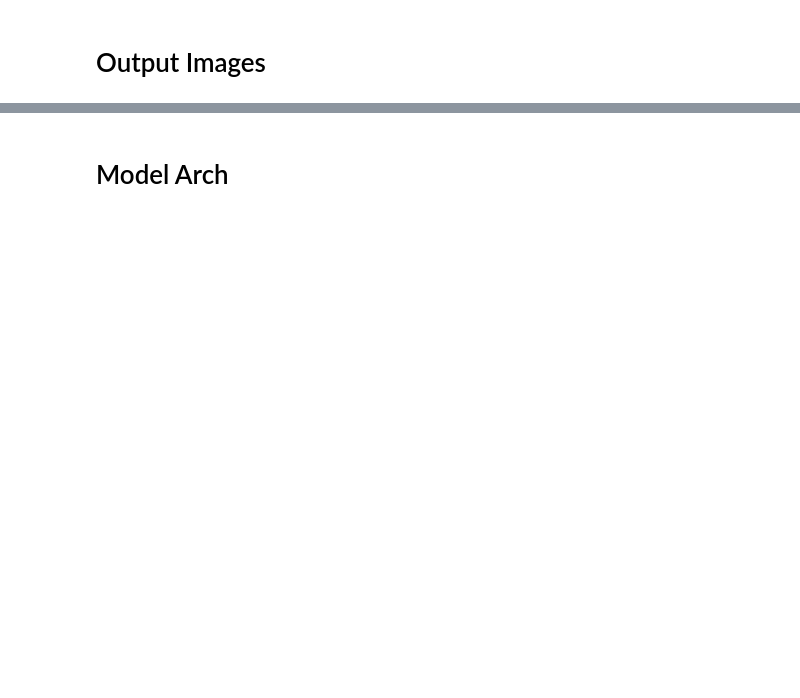
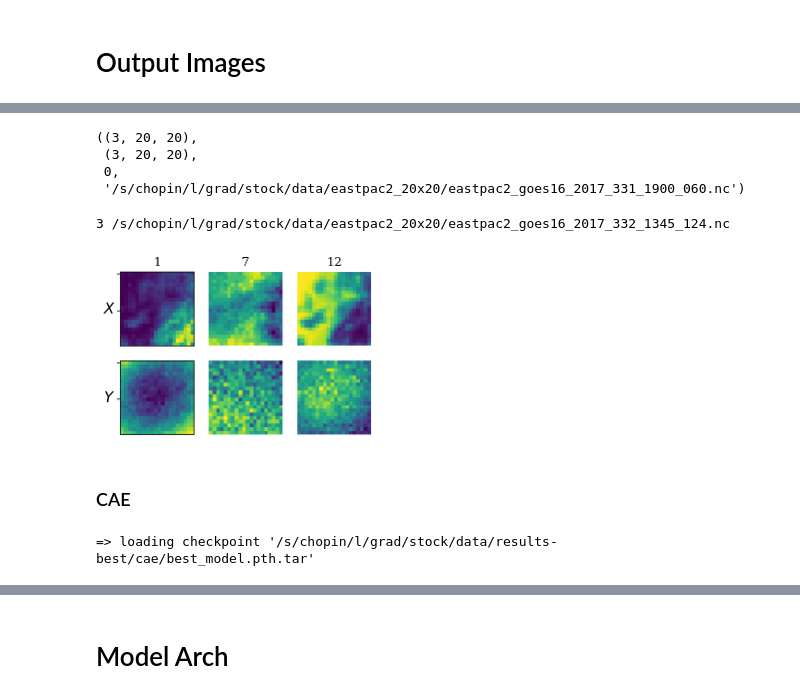
Before and after one commit to stockeh/goes-clustering-study, a Jupyter notebook: kmeans-autoencoder/notebooks/training-analysis.ipynb, the cells around one changed output, grey strips where cells are left out. Saved outputs shown, nothing was run; the diff lists cells and outputs as text; code cells hidden in the pictures; blank space fills up the shorter version.

```diff
--- a/kmeans-autoencoder/notebooks/training-analysis.ipynb
+++ b/kmeans-autoencoder/notebooks/training-analysis.ipynb
@@ -363,0 +369,7 @@ fig.savefig('/s/chopin/l/grad/stock/data/media/node-duration.png', dpi=600);
+# %%
+dataset = gd.GOESDataset(root_dir='/s/chopin/l/grad/stock/data/eastpac2_20x20/',
+           transform=transforms.Compose([
+                gd.Square(), gd.ToTensor(),
+                transforms.Normalize(mean=[0.5]*16, std=[0.5]*16)
+           ]))
+dataset
@@ -363,0 +387,6 @@ fig.savefig('/s/chopin/l/grad/stock/data/media/node-duration.png', dpi=600);
+# %%
+X_shape = [3, 20, 20]
+latent_dim = 3
+hidden_dims = [256, 128, 64, 16]
+channels = [1, 7, 12]
+nnet = models.LinearAutoencoder(np.product(X_shape), latent_dim, hidden_dims)
@@ -363,0 +421,39 @@ fig.savefig('/s/chopin/l/grad/stock/data/media/node-duration.png', dpi=600);
+# %%
+results = forward(nnet, dataset, channels, 'lin')
+results[0]['X'].shape, results[0]['Y'].shape, results[0]['T'], results[0]['F']
+# %% [output]
+((3, 20, 20),
+ (3, 20, 20),
+ 0,
+ '/s/chopin/l/grad/stock/data/eastpac2_20x20/eastpac2_goes16_2017_331_1900_060.nc')
+# %%
+fig, axs = plt.subplots(2, 3, figsize=(4.5, 3))
+[ax.set_axis_off() for ax in axs.ravel()]
+img = 19
+for i in range(len(channels)):
+    X = results[img]['X'][i]
+    axs[0, i].imshow(X.reshape(X.shape[-2], X.shape[-1]),
+                              interpolation='nearest', cmap='viridis')
+    axs[0, i].set_title(channels[i])
+    Y = results[img]['Y'][i]
+    axs[1, i].imshow(Y.reshape(Y.shape[-2], Y.shape[-1]),
+                          interpolation='nearest', cmap='viridis')
+
+labels = ['X', 'Y']
+
+for i, label in enumerate(labels):
+    axs[i,0].set_axis_on()
+    axs[i,0].xaxis.set_visible(False)
+    axs[i,0].set_yticklabels([])
+    axs[i,0].yaxis.set_label_coords(-0.15,0.4)
+    axs[i,0].set_ylabel(f'${label}$', rotation=0, size=15)
+
+# fig.suptitle('  SAE')
+# fig.subplots_adjust(top=0.85)
+print(results[img]['T'], results[img]['F'])
+fig.savefig('/s/chopin/l/grad/stock/data/media/sae-output.png', bbox_inches='tight', dpi=600);
+# %% [output]
+3 /s/chopin/l/grad/stock/data/eastpac2_20x20/eastpac2_goes16_2017_332_1345_124.nc
+[figure, added]
+# %% [markdown]
+### CAE
@@ -363,0 +467,6 @@ fig.savefig('/s/chopin/l/grad/stock/data/media/node-duration.png', dpi=600);
+# %%
+filename = '/s/chopin/l/grad/stock/data/results-best/cae/best_model.pth.tar'
+
+load_model(filename, nnet)
+# %% [output]
+=> loading checkpoint '/s/chopin/l/grad/stock/data/results-best/cae/best_model.pth.tar'
```
Also changed, not shown: parts of 22 cells of this notebook, 4 other files.
